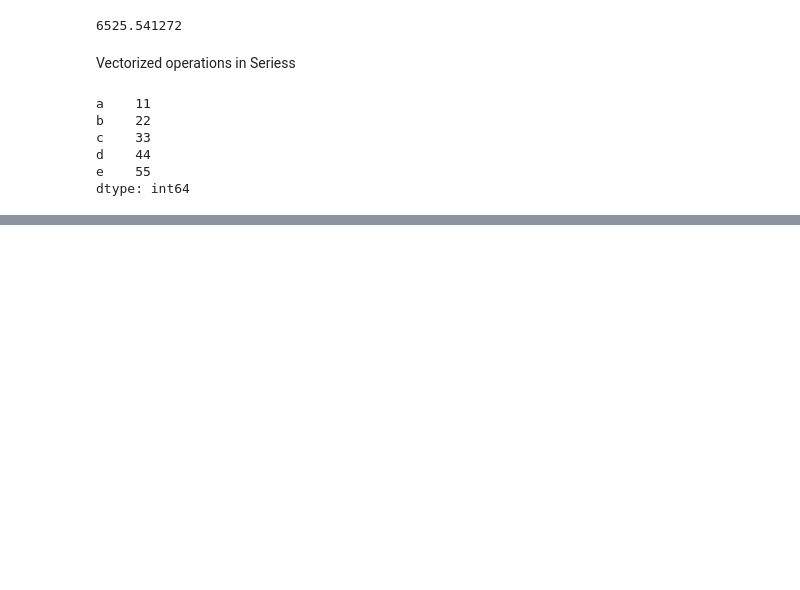
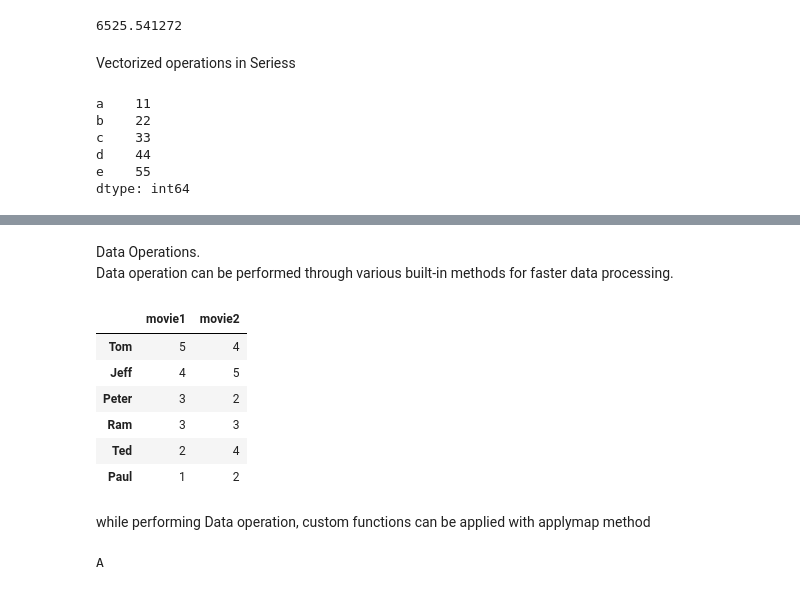
Before and after one commit to shubhpanchal/Pandas, a Jupyter notebook: Pandas.ipynb, the cells around one changed output, grey strips where cells are left out. Drawn from its saved outputs; the diff is of its cells as text; code cells hidden in the pictures; blank space fills up the shorter version.

```diff
--- a/Pandas.ipynb
+++ b/Pandas.ipynb
@@ -123,0 +391,3 @@ dtype: int64
+# %% [markdown]
+Data Operations.\
+Data operation can be performed through various built-in methods for faster data processing.
@@ -123,0 +396,17 @@ dtype: int64
+# %%
+#Declare movie rating dataframe
+df_movieRating = pd.DataFrame(
+                            {'movie1': [5,4,3,3,2,1],
+                            'movie2': [4,5,2,3,4,2]},
+                            index = ['Tom','Jeff','Peter','Ram','Ted','Paul'])
+df_movieRating
+# %% [output]
+|  | movie1 | movie2 |
+| Tom | 5 | 4 |
+| Jeff | 4 | 5 |
+| Peter | 3 | 2 |
+| Ram | 3 | 3 |
+| Ted | 2 | 4 |
+| Paul | 1 | 2 |
+# %% [markdown]
+while performing Data operation, custom functions can be applied with applymap method
@@ -123,0 +423,4 @@ dtype: int64
+# %%
+print(movieGrade(5))
+# %% [output]
+A
```
Also changed, not shown: parts of 61 cells of this notebook.
